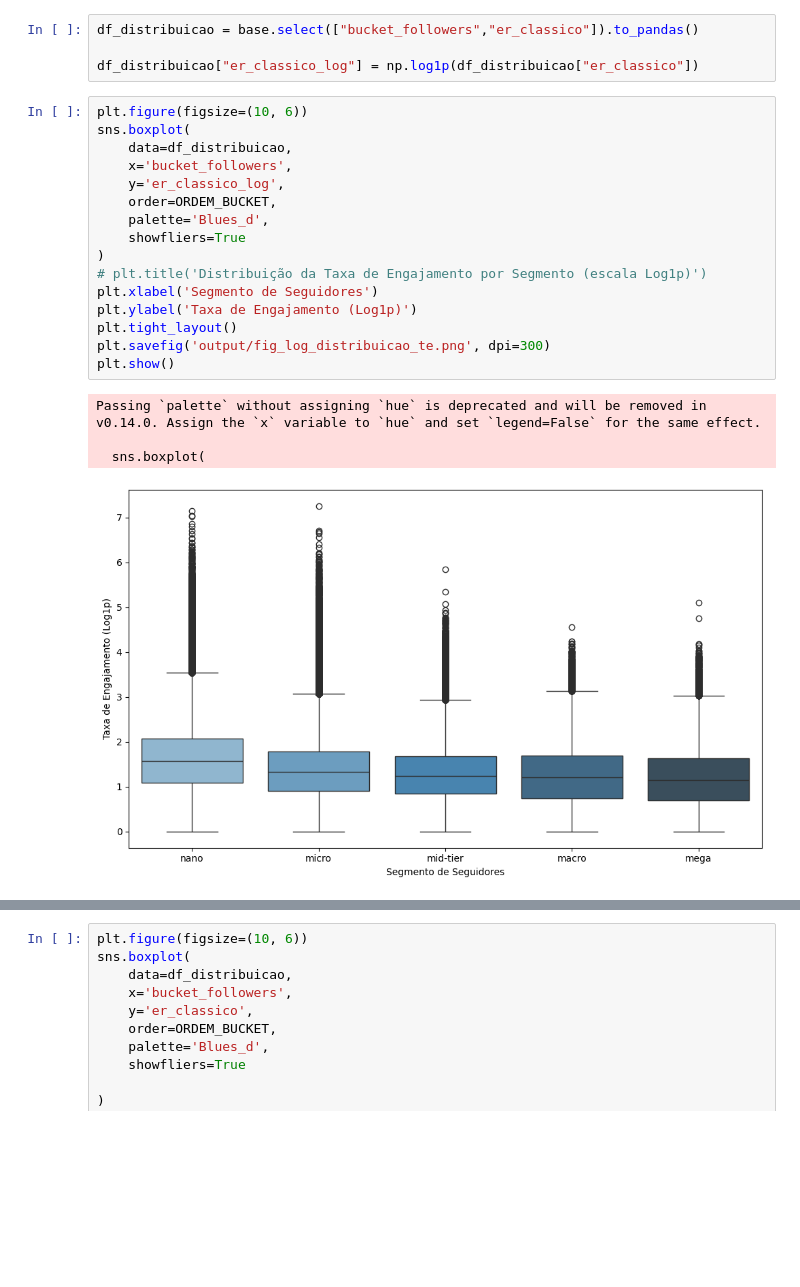
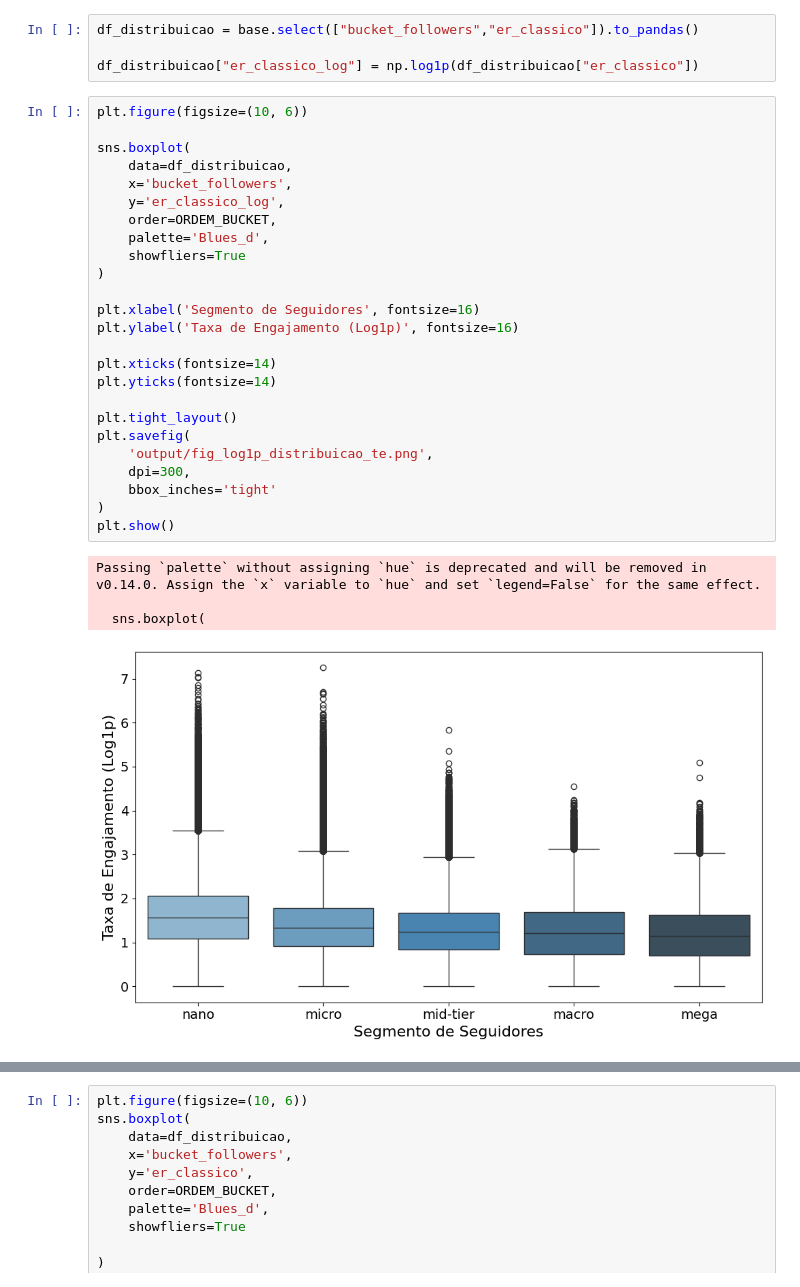
Before and after one commit to Davi-SC/audience-quality-score, a Jupyter notebook: eda.ipynb, the cells around one changed output, grey strips where cells are left out. Drawn from its saved outputs; the diff is of its cells as text; blank space fills up the shorter version.

```diff
--- a/eda.ipynb
+++ b/eda.ipynb
@@ -359,22 +359,31 @@ df_distribuicao = base.select(["bucket_followers","er_classico"]).to_pandas()
 df_distribuicao["er_classico_log"] = np.log1p(df_distribuicao["er_classico"])
 # %%
 plt.figure(figsize=(10, 6))
+
 sns.boxplot(
     data=df_distribuicao,
     x='bucket_followers',
     y='er_classico_log',
     order=ORDEM_BUCKET,
     palette='Blues_d',
     showfliers=True
 )
-# plt.title('Distribuição da Taxa de Engajamento por Segmento (escala Log1p)')
-plt.xlabel('Segmento de Seguidores')
-plt.ylabel('Taxa de Engajamento (Log1p)')
+
+plt.xlabel('Segmento de Seguidores', fontsize=16)
+plt.ylabel('Taxa de Engajamento (Log1p)', fontsize=16)
+
+plt.xticks(fontsize=14)
+plt.yticks(fontsize=14)
+
 plt.tight_layout()
-plt.savefig('output/fig_log_distribuicao_te.png', dpi=300)
+plt.savefig(
+    'output/fig_log1p_distribuicao_te.png',
+    dpi=300,
+    bbox_inches='tight'
+)
 plt.show()
 # %% [output]
 Passing `palette` without assigning `hue` is deprecated and will be removed in v0.14.0. Assign the `x` variable to `hue` and set `legend=False` for the same effect.
 
   sns.boxplot(
-[figure, old version]
+[figure, new version]
```
Also changed, not shown: parts of 2 cells of this notebook, 2 other files.
